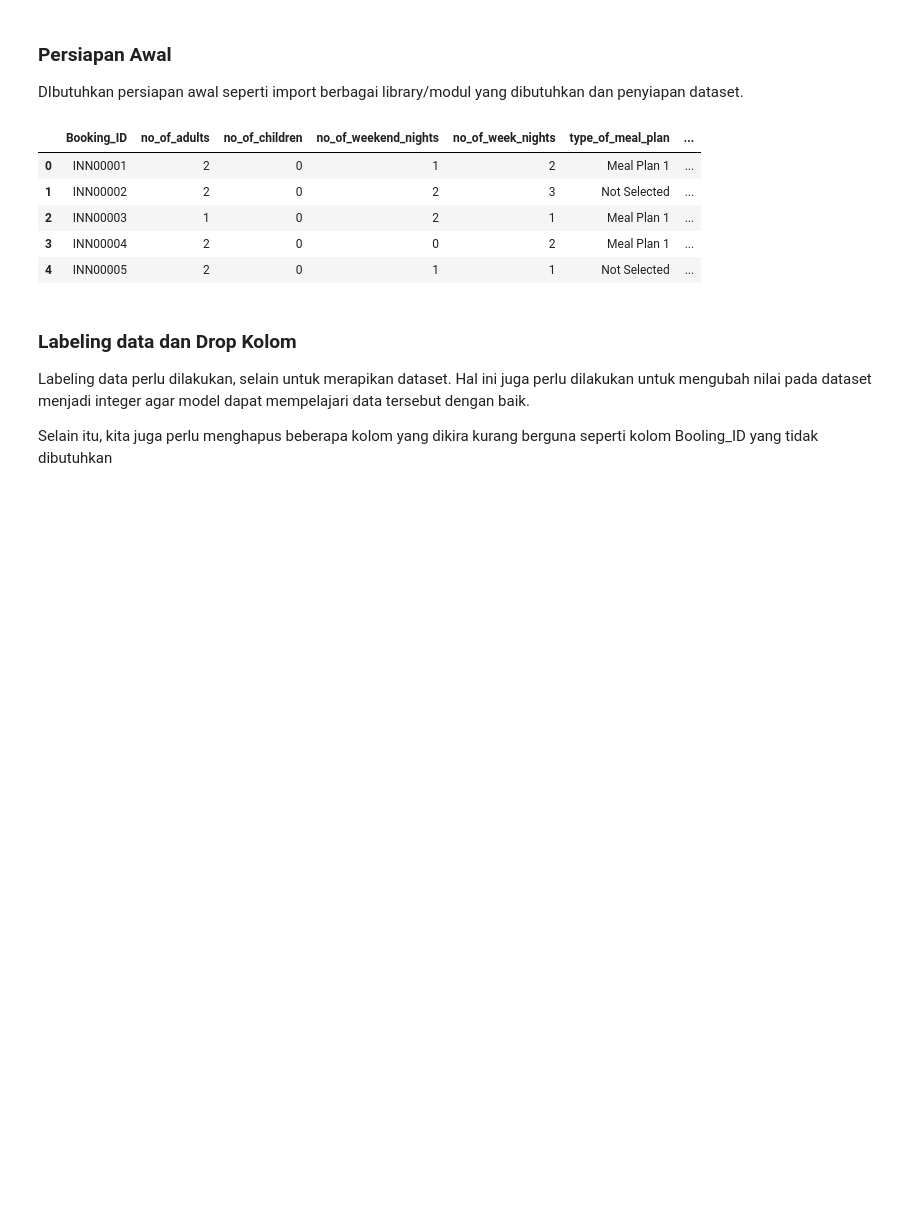
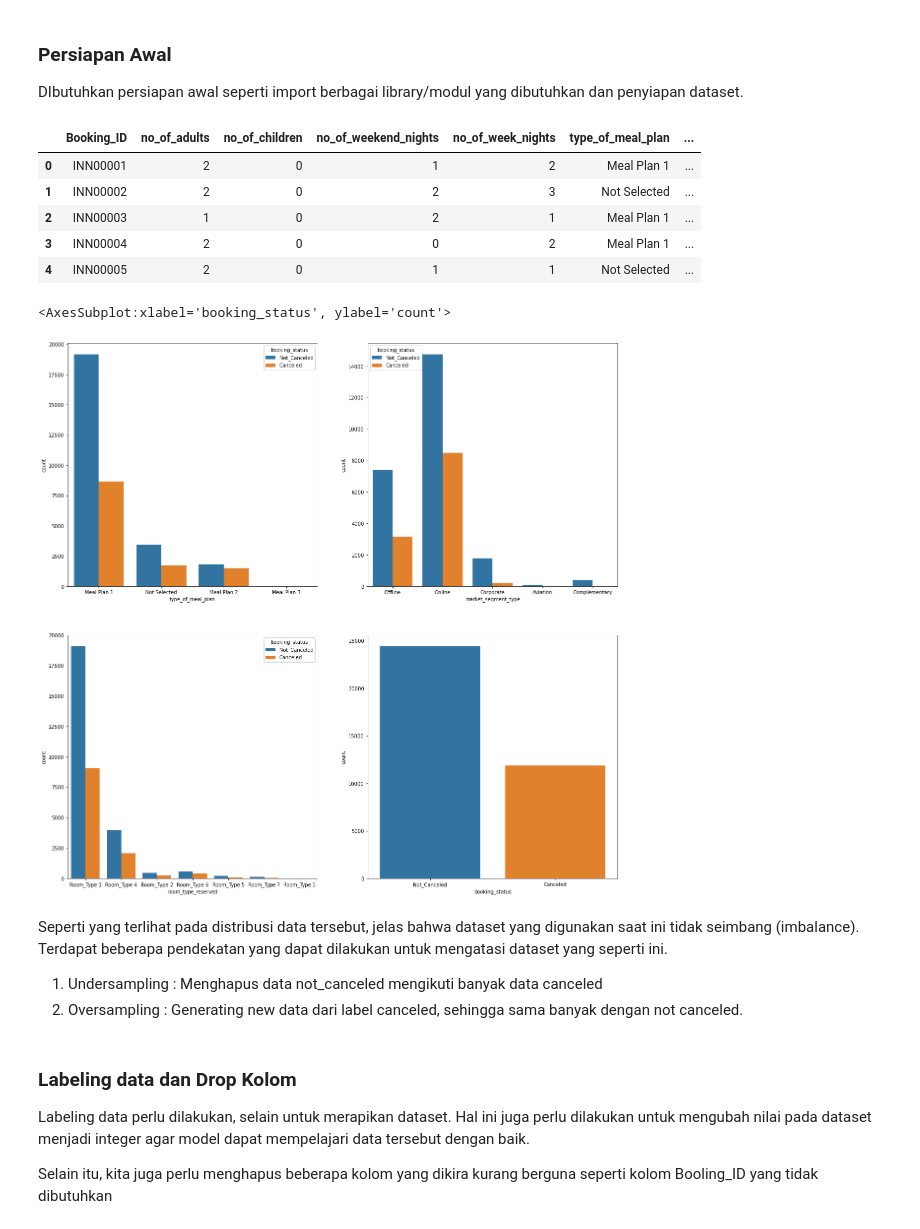
Before and after one commit to rarmnsyah/DATASCIENCE, a Jupyter notebook: Hoter Reservation (Yes) Predict/main.ipynb, the cells around one changed output. Drawn from its saved outputs; the diff is of its cells as text; code cells hidden in the pictures; blank space fills up the shorter version.

```diff
--- a/Hoter Reservation (Yes) Predict/main.ipynb
+++ b/Hoter Reservation (Yes) Predict/main.ipynb
@@ -40,6 +41,20 @@ dataset.head()
 | 2 | INN00003 | 1 | 0 | 2 | 1 | Meal Plan 1 | ... |
 | 3 | INN00004 | 2 | 0 | 0 | 2 | Meal Plan 1 | ... |
 | 4 | INN00005 | 2 | 0 | 1 | 1 | Not Selected | ... |
+# %%
+fig, ax = plt.subplots(2, 2, figsize = (20, 20))
+
+sns.countplot(data = dataset, x = 'type_of_meal_plan', hue = 'booking_status', ax = ax[0][0])
+sns.countplot(data = dataset, x = 'room_type_reserved', hue = 'booking_status', ax = ax[1][0])
+sns.countplot(data = dataset, x = 'market_segment_type', hue = 'booking_status', ax = ax[0][1])
+sns.countplot(data = dataset, x = 'booking_status', ax = ax[1][1])
+# %% [output]
+<AxesSubplot:xlabel='booking_status', ylabel='count'>
+[figure, added]
+# %% [markdown]
+Seperti yang terlihat pada distribusi data tersebut, jelas bahwa dataset yang digunakan saat ini tidak seimbang (imbalance). Terdapat beberapa pendekatan yang dapat dilakukan untuk mengatasi dataset yang seperti ini.
+1. Undersampling : Menghapus data not_canceled mengikuti banyak data canceled
+2. Oversampling : Generating new data dari label canceled, sehingga sama banyak dengan not canceled.
 # %% [markdown]
 ### Labeling data dan Drop Kolom
 Labeling data perlu dilakukan, selain untuk merapikan dataset. Hal ini juga perlu dilakukan untuk mengubah nilai pada dataset menjadi integer agar model dapat mempelajari data tersebut dengan baik.
```
Also changed, not shown: parts of 4 cells of this notebook.
